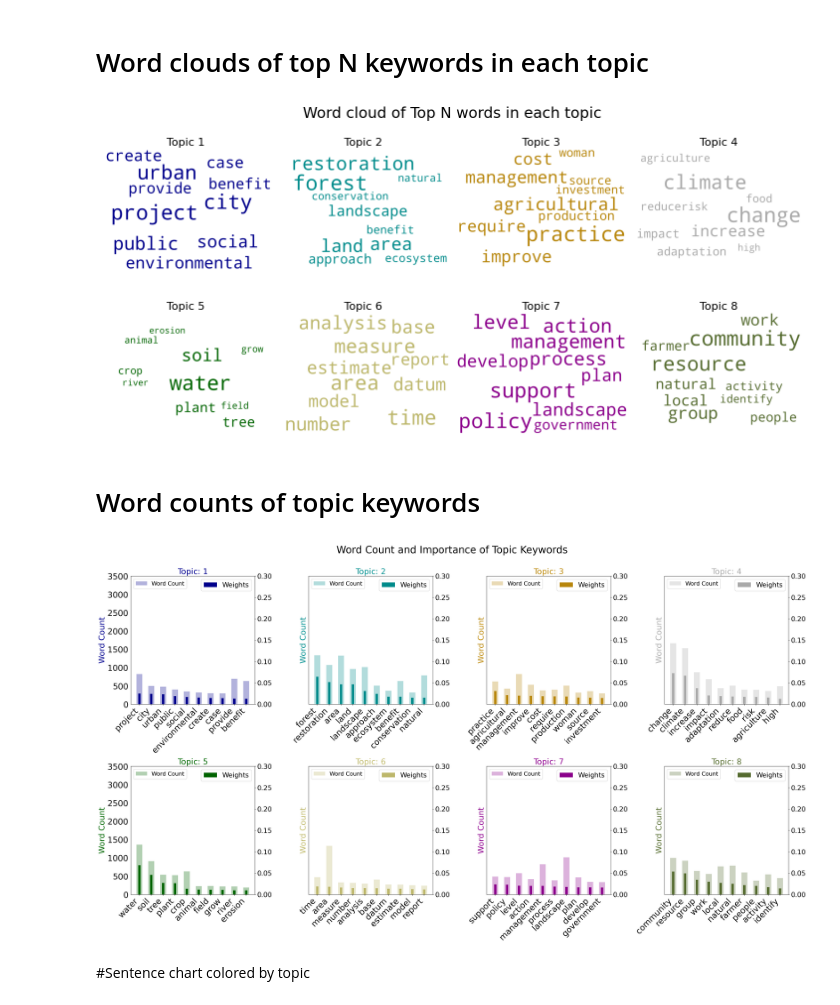
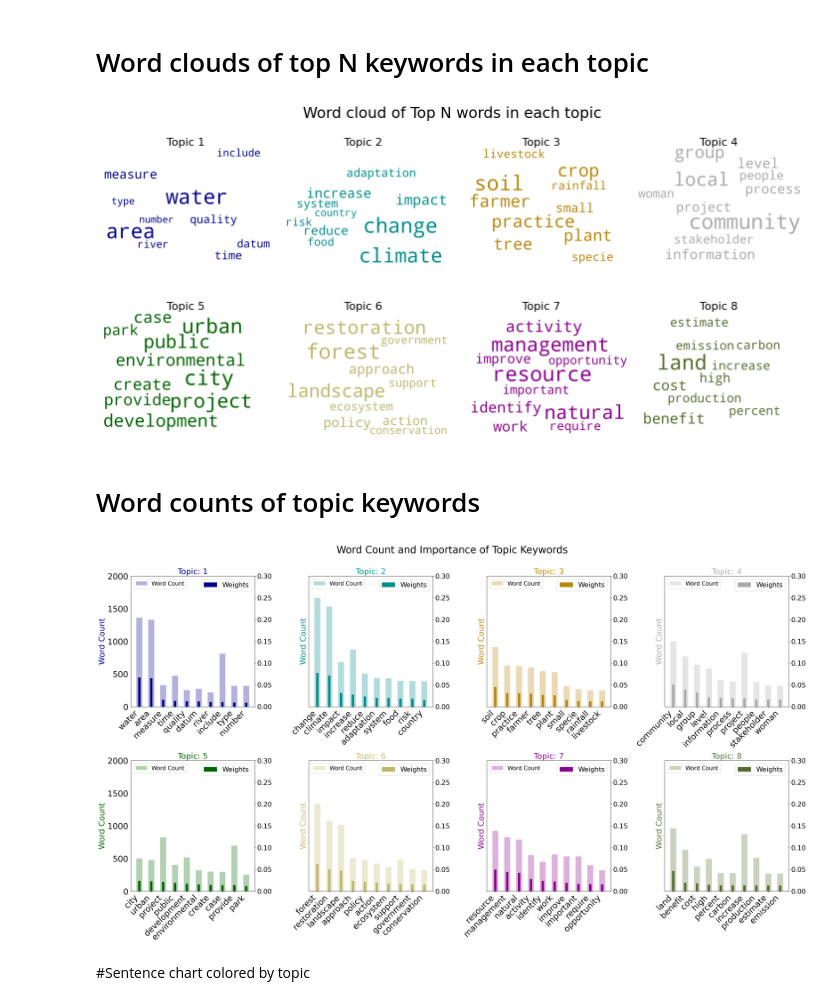
Before and after one commit to farhad-sadeghlo/NLP_Topic_Modeling, a Jupyter notebook: topic_modeling_and_visualization_with_Gensim.ipynb, the cells around one changed output. Drawn from its saved outputs; the diff is of its cells as text; code cells hidden in the pictures.

```diff
--- a/topic_modeling_and_visualization_with_Gensim.ipynb
+++ b/topic_modeling_and_visualization_with_Gensim.ipynb
@@ -331,6 +333,8 @@ Saving to: ‘Mallet-202108-bin.zip’
    creating: Mallet-202108/src/cc/mallet/share/weili/ner/enron/
   inflating: Mallet-202108/src/cc/mallet/share/weili/ner/enron/TUI.java
   inflating: Mallet-202108/src/cc/mallet/share/weili/ner/enron/EnronMessage2TokenSequence.java
+# %%
+numtopic = 8
 # %%
 os.environ['MALLET_HOME'] = '/content/Mallet-202108'
 mallet_path = '/content/Mallet-202108/bin/mallet' # you should NOT need to change this
@@ -927,7 +877,7 @@ plt.tight_layout()
 fig.suptitle('Word cloud of Top N words in each topic', fontsize=30, y=1.02)
 plt.show()
 # %% [output]
-[figure, old version]
+[figure, new version]
 # %% [markdown]
 # Word counts of topic keywords
 # %%
@@ -935,35 +885,35 @@ from collections import Counter
 topics = optimal_model.show_topics(formatted=False)
 data_flat = [w for w_list in data_lemmatized for w in w_list]
 counter = Counter(data_flat)
 
 out = []
 for i, topic in topics:
     for word, weight in topic:
         out.append([word, i , weight, counter[word]])
 
 df = pd.DataFrame(out, columns=['word', 'topic_id', 'importance', 'word_count'])
 
 fontsize = 20
 # Plot Word Count and Weights of Topic Keywords
 fig, axes = plt.subplots(numtopic//4, 4, figsize=(30,16), sharey=True, dpi=160)
 cols = [color for name, color in cnames.items()]
 for i, ax in enumerate(axes.flatten()):
     ax.bar(x='word', height="word_count", data=df.loc[df.topic_id==i, :], color=cols[i], width=0.5, alpha=0.3, label='Word Count')
     ax_twin = ax.twinx()
     ax_twin.bar(x='word', height="importance", data=df.loc[df.topic_id==i, :], color=cols[i], width=0.2, label='Weights')
     ax.set_ylabel('Word Count', color=cols[i], fontsize=fontsize+4)
-    ax_twin.set_ylim(0, 0.3); ax.set_ylim(0, 3500)
+    ax_twin.set_ylim(0, 0.3); ax.set_ylim(0, 2000)
     ax.set_title('Topic: ' + str(i+1), color=cols[i], fontsize=fontsize+4)
     ax.tick_params(axis='y', left=False, labelsize=fontsize+5)
     ax.set_xticklabels(df.loc[df.topic_id==i, 'word'], rotation=45, horizontalalignment= 'right', fontsize=fontsize+5)
     ax.legend(loc='upper left', fontsize=17); ax_twin.legend(loc='upper right', fontsize=fontsize)
     plt.xticks(fontsize=fontsize)
     plt.yticks(fontsize=fontsize)
 fig.tight_layout(w_pad=2)
 fig.suptitle('Word Count and Importance of Topic Keywords', fontsize=30, y=1.05)
 plt.show()
 # %% [output]
-[figure, old version]
+[figure, new version]
 # %% [markdown]
 #Sentence chart colored by topic
 # %%
```
Also changed, not shown: parts of 32 cells of this notebook.
